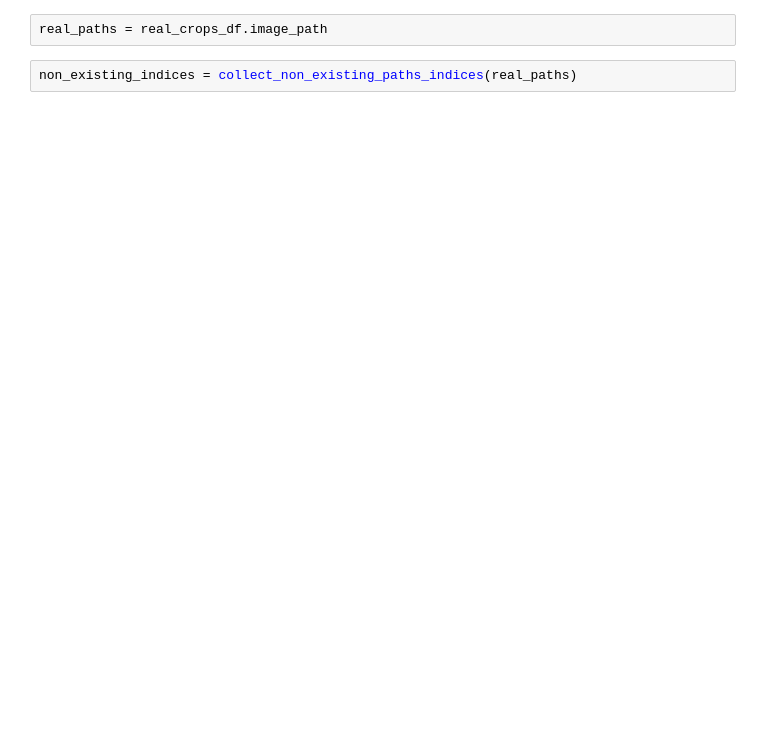
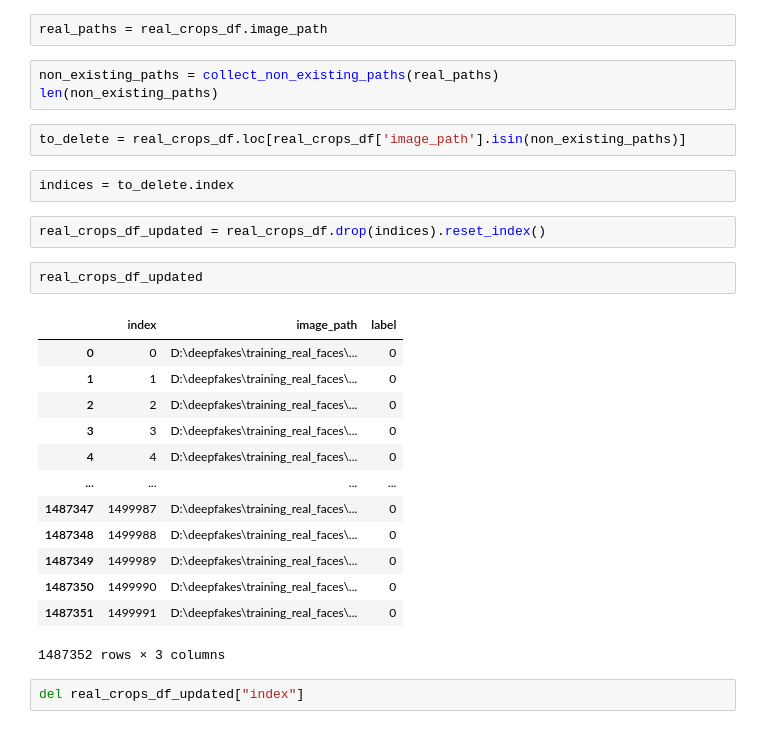
Before and after one commit to AugustasMacys/BachelorThesis, a Jupyter notebook: RemoveUnexistantImagesFromDataset.ipynb, the cells around one changed output. Cells and saved outputs as stored; diff of their text form; blank space fills up the shorter version.

```diff
--- a/RemoveUnexistantImagesFromDataset.ipynb
+++ b/RemoveUnexistantImagesFromDataset.ipynb
@@ -45,4 +33,29 @@ real_crops_df
 # %%
 real_paths = real_crops_df.image_path
-# %%
-non_existing_indices = collect_non_existing_paths_indices(real_paths)
+# %%
+non_existing_paths = collect_non_existing_paths(real_paths)
+len(non_existing_paths)
+# %%
+to_delete = real_crops_df.loc[real_crops_df['image_path'].isin(non_existing_paths)]
+# %%
+indices = to_delete.index
+# %%
+real_crops_df_updated = real_crops_df.drop(indices).reset_index()
+# %%
+real_crops_df_updated
+# %% [output]
+|  | index | image_path | label |
+| 0 | 0 | D:\deepfakes\training_real_faces\... | 0 |
+| 1 | 1 | D:\deepfakes\training_real_faces\... | 0 |
+| 2 | 2 | D:\deepfakes\training_real_faces\... | 0 |
+| 3 | 3 | D:\deepfakes\training_real_faces\... | 0 |
+| 4 | 4 | D:\deepfakes\training_real_faces\... | 0 |
+| ... | ... | ... | ... |
+| 1487347 | 1499987 | D:\deepfakes\training_real_faces\... | 0 |
+| 1487348 | 1499988 | D:\deepfakes\training_real_faces\... | 0 |
+| 1487349 | 1499989 | D:\deepfakes\training_real_faces\... | 0 |
+| 1487350 | 1499990 | D:\deepfakes\training_real_faces\... | 0 |
+| 1487351 | 1499991 | D:\deepfakes\training_real_faces\... | 0 |
+1487352 rows × 3 columns
+# %%
+del real_crops_df_updated["index"]
```
Also changed, not shown: parts of 36 cells of this notebook, 3 other files.
